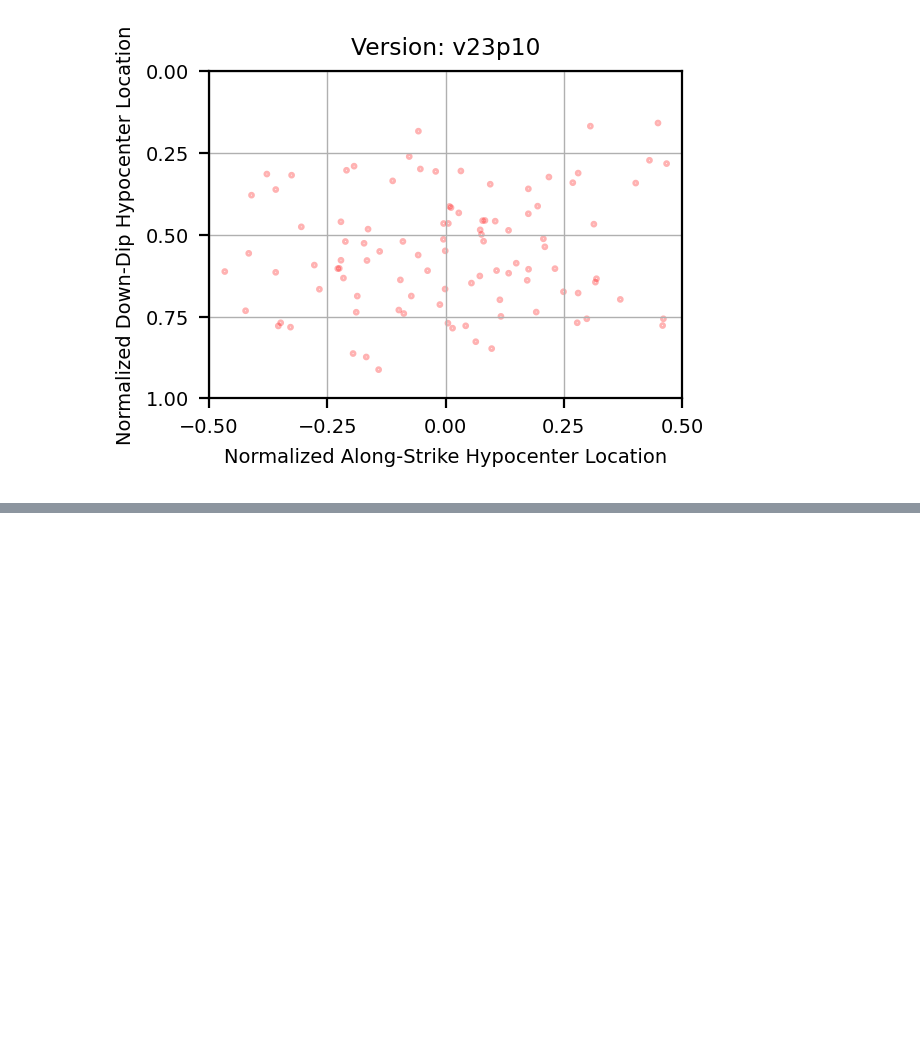
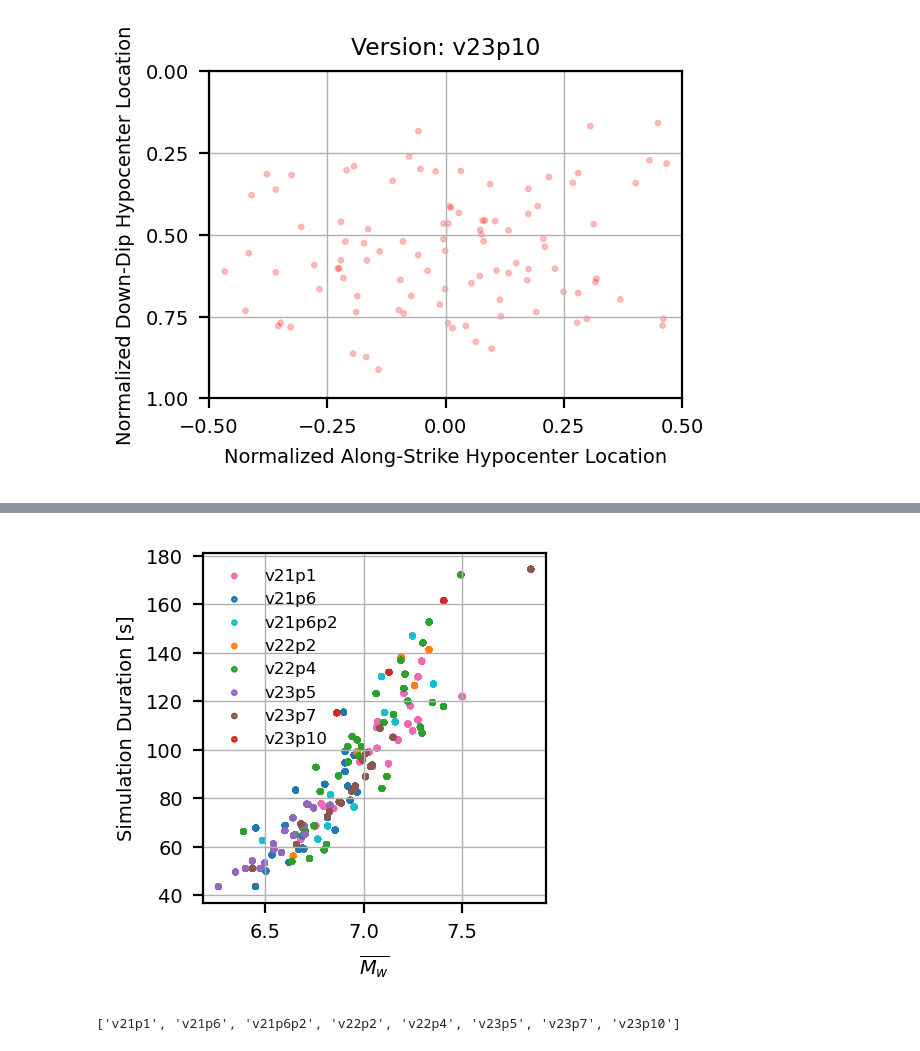
Before and after one commit to Mor-Abs/cs100, a Jupyter notebook: cybershake_investigation/usages/Investigating_the_Source_Files.ipynb, the cells around one changed output, grey strips where cells are left out. Saved outputs shown, nothing was run; the diff lists cells and outputs as text; code cells hidden in the pictures; blank space fills up the shorter version.

```diff
--- a/cybershake_investigation/usages/Investigating_the_Source_Files.ipynb
+++ b/cybershake_investigation/usages/Investigating_the_Source_Files.ipynb
@@ -1729,0 +1793,32 @@ for v in df['Version'].unique():
+# %%
+fig, ax = plt.subplots(figsize=(6/2.54, 6/2.54), dpi=200)
+temp_df0 = all_data_df[all_data_df['type'] != 'Missing_Source_File'].copy()
+for v in versions:
+    temp_df = temp_df0[temp_df0['Version'] == v]
+    for f in temp_df['Fault'].unique():
+        temp_df_f = temp_df[temp_df['Fault'] == f]
+        if len(temp_df_f) > 1:
+            mean_mag = temp_df_f['magnitude'].mean()
+            ax.scatter(np.full(len(temp_df_f), mean_mag), temp_df_f['vm_sim_duration'].astype(float), marker='o', s=2, facecolors='none', edgecolors=version_color_code[v][0], alpha=1)
+
+xlim = ax.get_xlim()
+ylim = ax.get_ylim()
+for v in versions:
+    temp_df = temp_df0[temp_df0['Version'] == v]
+    ax.scatter(0, 0, marker='o', s=2, facecolors='none', edgecolors=version_color_code[v][0], alpha=1, label=v)
+
+ax.set_xlim(xlim)
+ax.set_ylim(ylim)
+
+ax.legend(frameon=False, loc='upper left', fontsize=6)
+ax.set_xlabel(r"$\overline{M_{w}}$")
+ax.set_ylabel("Simulation Duration [s]")
+ax.grid(linewidth=0.5)
+plt.tight_layout()
+fig.savefig(plot_dir / f'mean_mw_vs_sim_duration.png', dpi=300)
+# %% [output]
+[figure, added]
+# %%
+versions
+# %% [output]
+['v21p1', 'v21p6', 'v21p6p2', 'v22p2', 'v22p4', 'v23p5', 'v23p7', 'v23p10']
```
Also changed, not shown: parts of 9 cells of this notebook, 1 other file.
